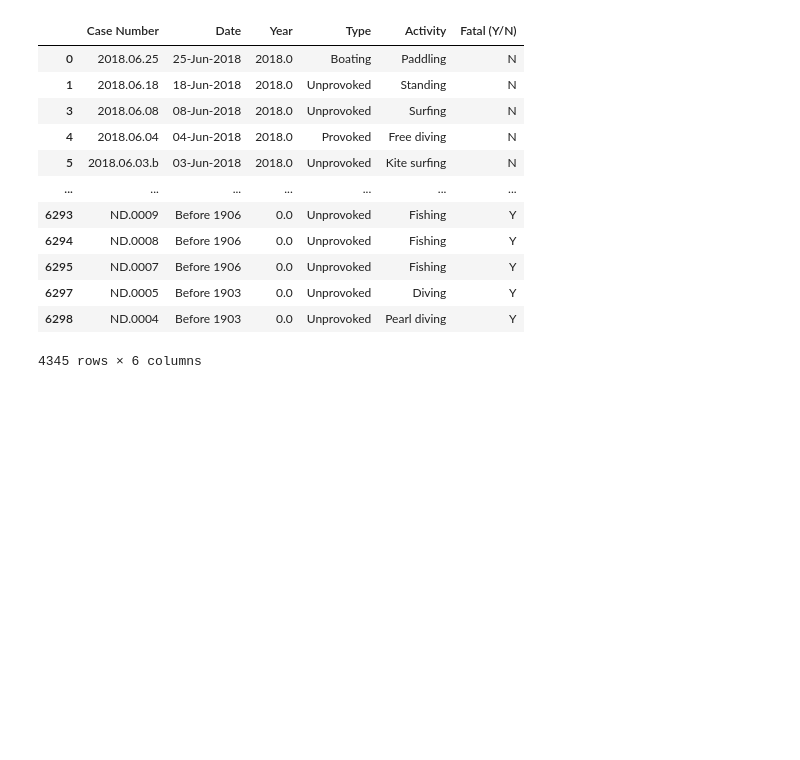
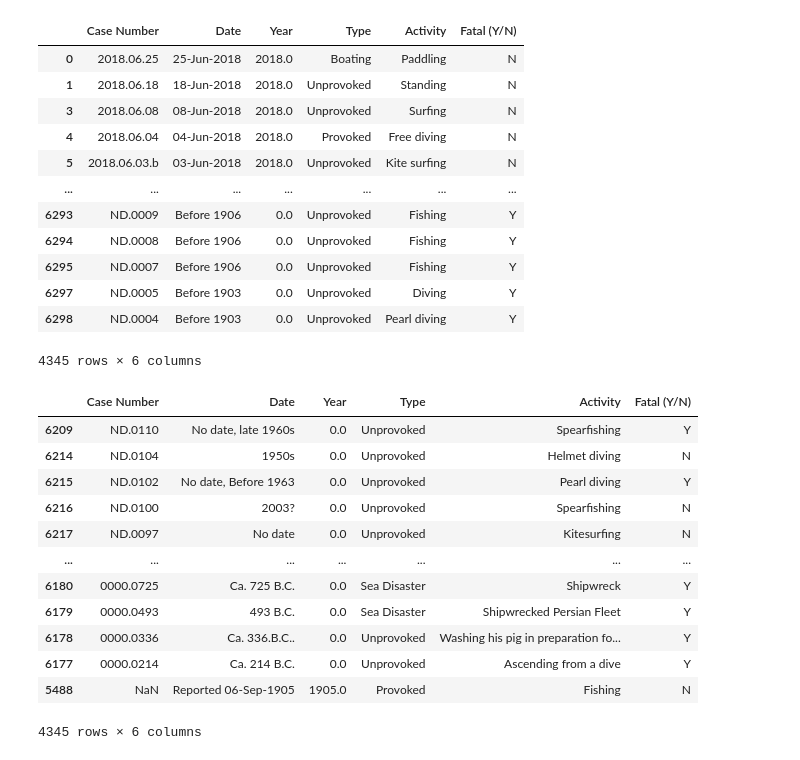
Before and after one commit to RamsesMR5/los-peces-son-amigos-no-comida, a Jupyter notebook: shashasharks.ipynb, the cells around one changed output. Drawn from its saved outputs; the diff is of its cells as text; code cells hidden in the pictures; blank space fills up the shorter version.

```diff
--- a/shashasharks.ipynb
+++ b/shashasharks.ipynb
@@ -182,3 +182,20 @@ df2
 | 6297 | ND.0005 | Before 1903 | 0.0 | Unprovoked | Diving | Y |
 | 6298 | ND.0004 | Before 1903 | 0.0 | Unprovoked | Pearl diving | Y |
 4345 rows × 6 columns
+# %%
+df2= df2.sort_values(by='Case Number', ascending=False)
+df2
+# %% [output]
+|  | Case Number | Date | Year | Type | Activity | Fatal (Y/N) |
+| 6209 | ND.0110 | No date, late 1960s | 0.0 | Unprovoked | Spearfishing | Y |
+| 6214 | ND.0104 | 1950s | 0.0 | Unprovoked | Helmet diving | N |
+| 6215 | ND.0102 | No date, Before 1963 | 0.0 | Unprovoked | Pearl diving | Y |
+| 6216 | ND.0100 | 2003? | 0.0 | Unprovoked | Spearfishing | N |
+| 6217 | ND.0097 | No date | 0.0 | Unprovoked | Kitesurfing | N |
+| ... | ... | ... | ... | ... | ... | ... |
+| 6180 | 0000.0725 | Ca. 725 B.C. | 0.0 | Sea Disaster | Shipwreck | Y |
+| 6179 | 0000.0493 | 493 B.C. | 0.0 | Sea Disaster | Shipwrecked Persian Fleet | Y |
+| 6178 | 0000.0336 | Ca. 336.B.C.. | 0.0 | Unprovoked | Washing his pig in preparation fo... | Y |
+| 6177 | 0000.0214 | Ca. 214 B.C. | 0.0 | Unprovoked | Ascending from a dive | Y |
+| 5488 | NaN | Reported 06-Sep-1905 | 1905.0 | Provoked | Fishing | N |
+4345 rows × 6 columns
```
Also changed, not shown: parts of 1 cell of this notebook.
